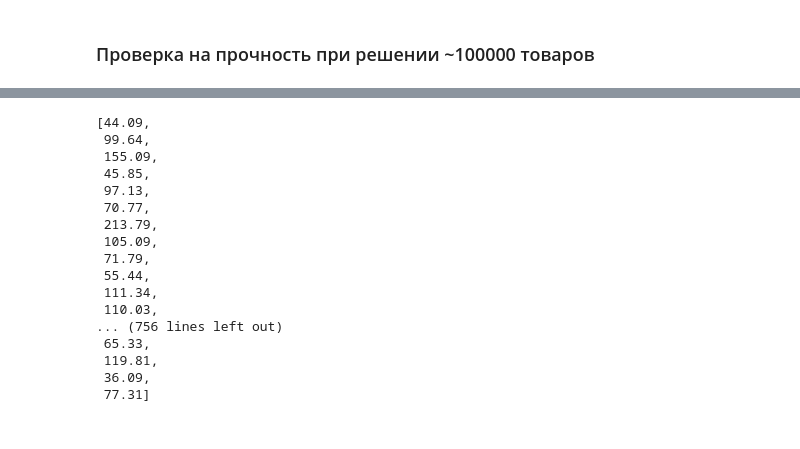
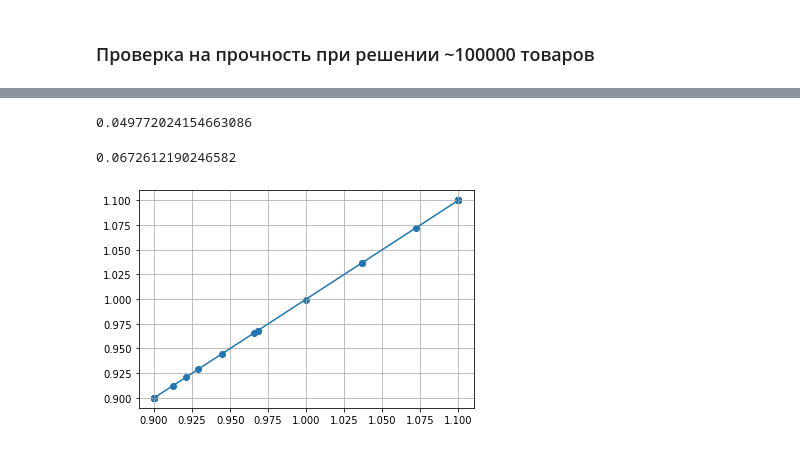
Before and after one commit to mbudylin/OptimizersArticle, a Jupyter notebook: optimizers_test.ipynb, the cells around one changed output, grey strips where cells are left out. Cells and saved outputs as stored; diff of their text form; code cells hidden in the pictures.

```diff
--- a/optimizers_test.ipynb
+++ b/optimizers_test.ipynb
@@ -312,20 +307,17 @@ array([[ 51.99,  52.99,  53.99, ...,   0.  ,   0.  ,   0.  ],
-# %%
-opm.C
-# %% [output]
-[44.09,
- 99.64,
- 155.09,
- 45.85,
- 97.13,
- 70.77,
- 213.79,
- 105.09,
- 71.79,
- 55.44,
- 111.34,
- 110.03,
-... (756 lines left out)
- 65.33,
- 119.81,
- 36.09,
- 77.31]
+# %%
+res_1, t_1 = pricing_optimization(data, ScipyNlpOptimizationModel, opt_params, 'slsqp')
+print(t_1)
+# %% [output]
+0.049772024154663086
+# %%
+res_2, t_2 = pricing_optimization(data, PyomoNlpOptimizationModel, opt_params, 'ipopt')
+print(t_2)
+# %% [output]
+0.0672612190246582
+# %%
+plt.scatter(res_1['data']['x_opt'], res_2['data']['x_opt'])
+plt.plot([0.9, 1.1], [0.9, 1.1])
+plt.grid()
+plt.show()
+# %% [output]
+[figure, added]
```
Also changed, not shown: parts of 12 cells of this notebook, 3 other files.
